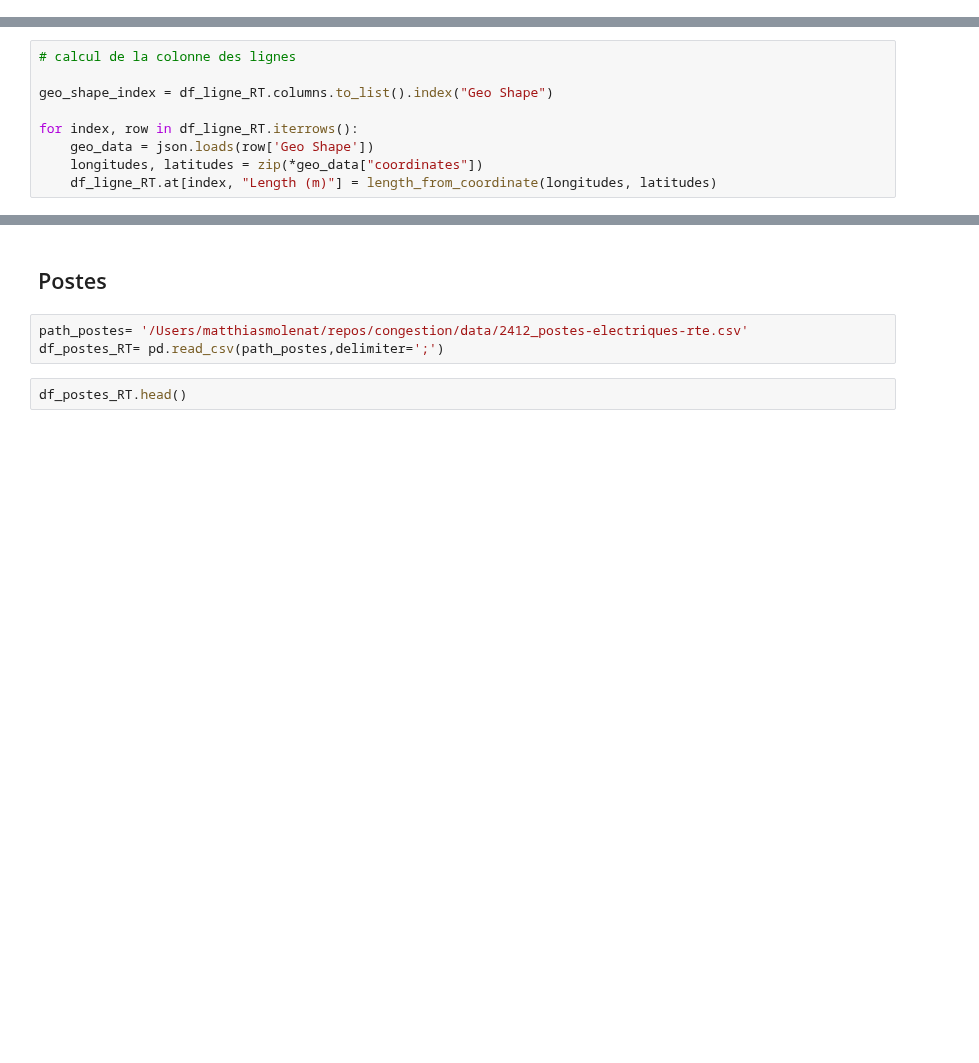
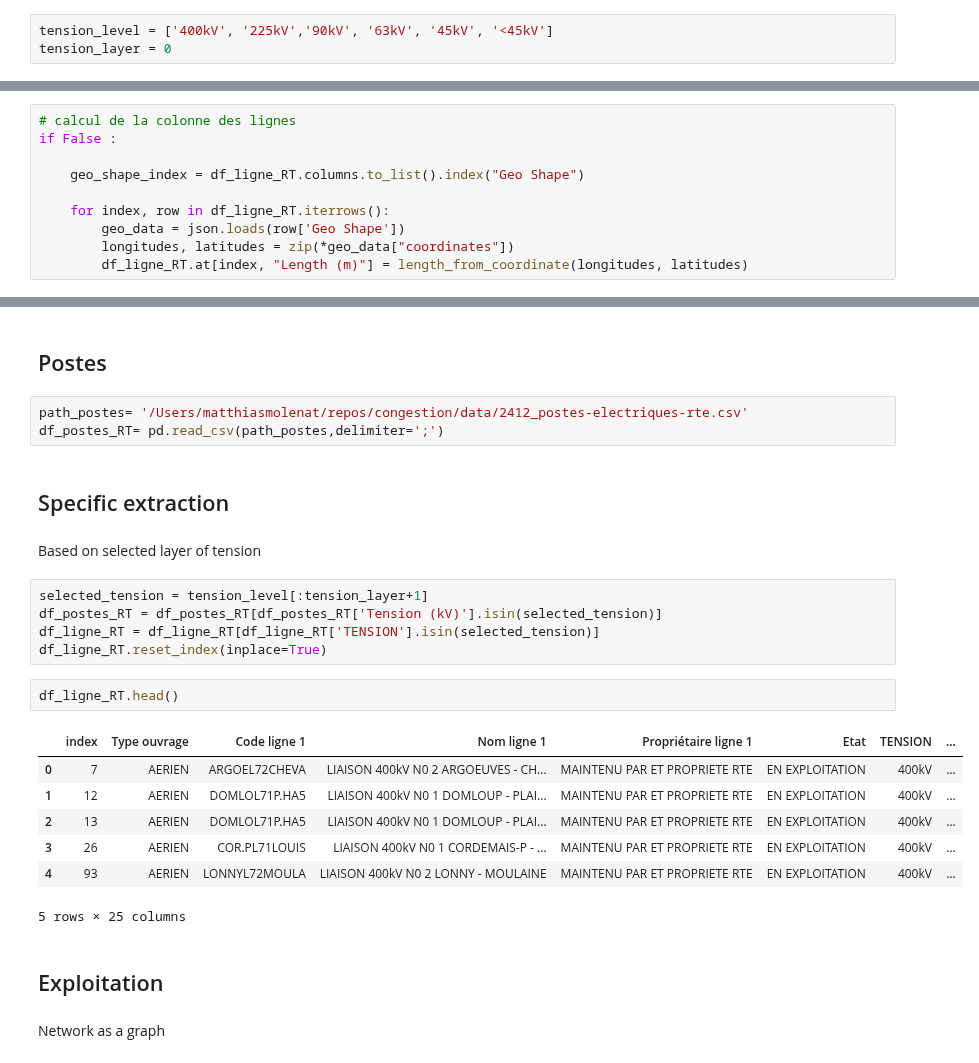
Before and after one commit to MattEclipse/congestion, a Jupyter notebook: notebooks/flow_modelisation.ipynb, the cells around one changed output, grey strips where cells are left out. Cells and saved outputs as stored; diff of their text form; blank space fills up the shorter version.

```diff
--- a/notebooks/flow_modelisation.ipynb
+++ b/notebooks/flow_modelisation.ipynb
@@ -23,0 +24,3 @@ import os
+# %%
+tension_level = ['400kV', '225kV','90kV', '63kV', '45kV', '<45kV']
+tension_layer = 0
@@ -39,10 +44,11 @@ df_ligne_RT_s= pd.read_csv(path_ligne_souterraine,delimiter=';')
 df_ligne_RT = pd.concat([df_ligne_RT_a,df_ligne_RT_s])
 # %%
 # calcul de la colonne des lignes
+if False :
 
-geo_shape_index = df_ligne_RT.columns.to_list().index("Geo Shape")
+    geo_shape_index = df_ligne_RT.columns.to_list().index("Geo Shape")
 
-for index, row in df_ligne_RT.iterrows():
-    geo_data = json.loads(row['Geo Shape'])
-    longitudes, latitudes = zip(*geo_data["coordinates"])
-    df_ligne_RT.at[index, "Length (m)"] = length_from_coordinate(longitudes, latitudes)
+    for index, row in df_ligne_RT.iterrows():
+        geo_data = json.loads(row['Geo Shape'])
+        longitudes, latitudes = zip(*geo_data["coordinates"])
+        df_ligne_RT.at[index, "Length (m)"] = length_from_coordinate(longitudes, latitudes)
@@ -51,5 +80,26 @@ for index, row in df_ligne_RT.iterrows():
 # %%
 path_postes= '/Users/matthiasmolenat/repos/congestion/data/2412_postes-electriques-rte.csv'
 df_postes_RT= pd.read_csv(path_postes,delimiter=';')
+# %% [markdown]
+## Specific extraction
+# %% [markdown]
+Based on selected layer of tension
+# %%
+selected_tension = tension_level[:tension_layer+1]
+df_postes_RT = df_postes_RT[df_postes_RT['Tension (kV)'].isin(selected_tension)]
+df_ligne_RT = df_ligne_RT[df_ligne_RT['TENSION'].isin(selected_tension)]
+df_ligne_RT.reset_index(inplace=True)
 # %%
-df_postes_RT.head()
+df_ligne_RT.head()
+# %% [output]
+|  | index | Type ouvrage | Code ligne 1 | Nom ligne 1 | Propriétaire ligne 1 | Etat | TENSION | ... |
+| 0 | 7 | AERIEN | ARGOEL72CHEVA | LIAISON 400kV N0 2 ARGOEUVES - CH... | MAINTENU PAR ET PROPRIETE RTE | EN EXPLOITATION | 400kV | ... |
+| 1 | 12 | AERIEN | DOMLOL71P.HA5 | LIAISON 400kV N0 1 DOMLOUP - PLAI... | MAINTENU PAR ET PROPRIETE RTE | EN EXPLOITATION | 400kV | ... |
+| 2 | 13 | AERIEN | DOMLOL71P.HA5 | LIAISON 400kV N0 1 DOMLOUP - PLAI... | MAINTENU PAR ET PROPRIETE RTE | EN EXPLOITATION | 400kV | ... |
+| 3 | 26 | AERIEN | COR.PL71LOUIS | LIAISON 400kV N0 1 CORDEMAIS-P - ... | MAINTENU PAR ET PROPRIETE RTE | EN EXPLOITATION | 400kV | ... |
+| 4 | 93 | AERIEN | LONNYL72MOULA | LIAISON 400kV N0 2 LONNY - MOULAINE | MAINTENU PAR ET PROPRIETE RTE | EN EXPLOITATION | 400kV | ... |
+5 rows × 25 columns
+# %% [markdown]
+## Exploitation
+# %% [markdown]
+Network as a graph
```
Also changed, not shown: parts of 9 cells of this notebook.
